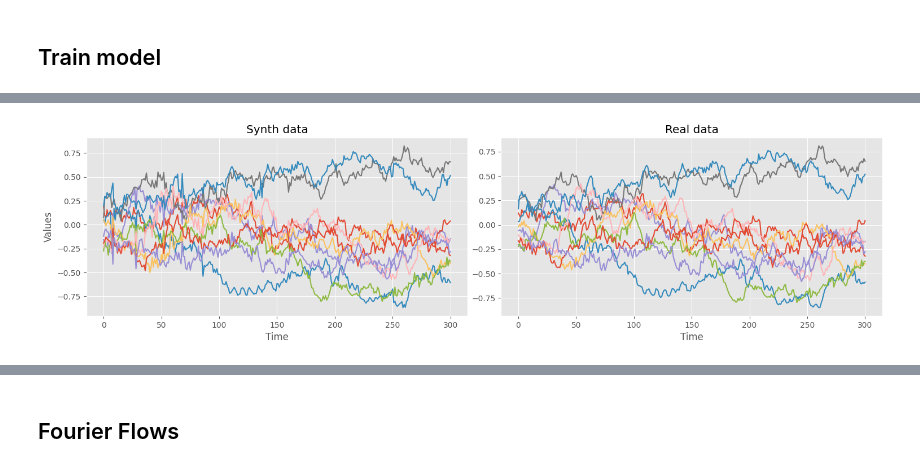
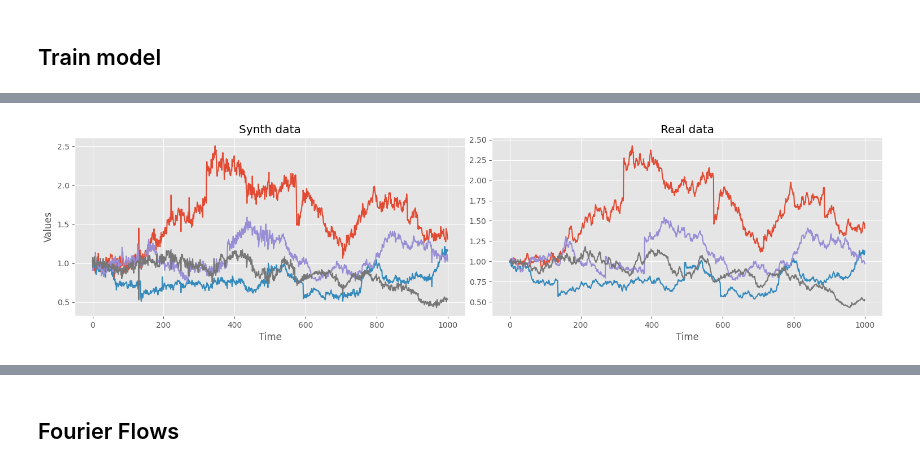
Before and after one commit to kirillzx/JDFlow, a Jupyter notebook: generator_main.ipynb, the cells around one changed output, grey strips where cells are left out. Drawn from its saved outputs; the diff is of its cells as text; code cells hidden in the pictures.

```diff
--- a/generator_main.ipynb
+++ b/generator_main.ipynb
@@ -116,7 +118,7 @@ mu = 0.0
 x0 = 0.0
 theta = 15
 sigma = 0.3
-times = np.linspace(1/300, 1, 301)
+times = np.linspace(dt, 1, n+1)
 # %%
 cov_matrix = []
 for i in range(n+1):
@@ -180,7 +185,8 @@ xiP0
 # %% [markdown]
 ## Signature Examples
 # %%
-signature_traj = compute_path_signature_torch(data_tensor, level_threshold=3)
+# data_save = data_save[:4]
+signature_traj = compute_path_signature_torch(data_save, level_threshold=3)
 signature = signature_set(signature_traj)[1:]
 # %%
 fig, axs = plt.subplots(1, 2, figsize=(15, 4), dpi=100)
@@ -373,6 +379,7 @@ class Flow(nn.Module):
         self.non_linearity = torch.exp(-self.psi(vt.T))
         x = self.non_linearity * x + self.zeta(self.non_linearity)
 
+
         for bijection in self.bijections:
 
             # wt = torch.randn((1, self.v_dim))
@@ -410,8 +417,7 @@ class Flow(nn.Module):
         optim = torch.optim.Adam(self.parameters(), lr=learning_rate)
         # scheduler = torch.optim.lr_scheduler.ExponentialLR(optim, gamma=0.99)
         scheduler = torch.optim.lr_scheduler.MultiStepLR(optim, milestones=[400, 900], gamma=0.3)
-        self.x_mean = torch.mean(X, dim=0)
-        self.x_std = torch.std(X, dim=0)
+
 
         losses = []
         # softmax = nn.Softmax()
@@ -435,7 +441,6 @@ class Flow(nn.Module):
             loss_likelihood = (-log_pz - log_jacob).mean()
             loss_sig = mse(signature, signature_true)
             loss_init_values = torch.mean((X[:, 0] - synth_x[:, 0])**2)
-            # loss_intensity = (self.xiP - self.xiP0)**2
 
 
             loss = loss_likelihood + loss_init_values + 0.01 * loss_sig
@@ -498,7 +503,7 @@ n_flows = 10
 
 nsde_flow = Flow(n_flows, h_dim, M, time_steps, dt, sig_dim, xiP0)
 
-losses = nsde_flow.fit(data_tensor, epochs=1000)
+losses = nsde_flow.fit(data_tensor, epochs=800)
 # %%
 nsde_flow.eval()
 # %% [output]
@@ -554,21 +559,21 @@ real_data = scaler.inverse_transform(data.T).T
 # %%
 fig, axs = plt.subplots(1, 2, figsize=(15, 4), dpi=100)
 
-axs[0].plot(synth_data.T)
+axs[0].plot(synth_data[:4].T)
 axs[0].set_title('Synth data')
 axs[0].set_xlabel('Time')
 axs[0].set_ylabel('Values')
 
-axs[1].plot(real_data.T)
+axs[1].plot(real_data[:4].T)
 axs[1].set_title('Real data')
 axs[1].set_xlabel('Time')
 
 plt.subplots_adjust(wspace=0.1)
 plt.tight_layout(pad=0.5)
-# plt.savefig('DCL_many_synth.pdf', dpi=300)
+# plt.savefig('Merton_many_synth2.pdf', dpi=300)
 plt.show()
 # %% [output]
-[figure, old version]
+[figure, new version]
 # %%
 fig, axs = plt.subplots(3, 1, figsize=(8, 8))
 
```
Also changed, not shown: parts of 21 cells of this notebook.
